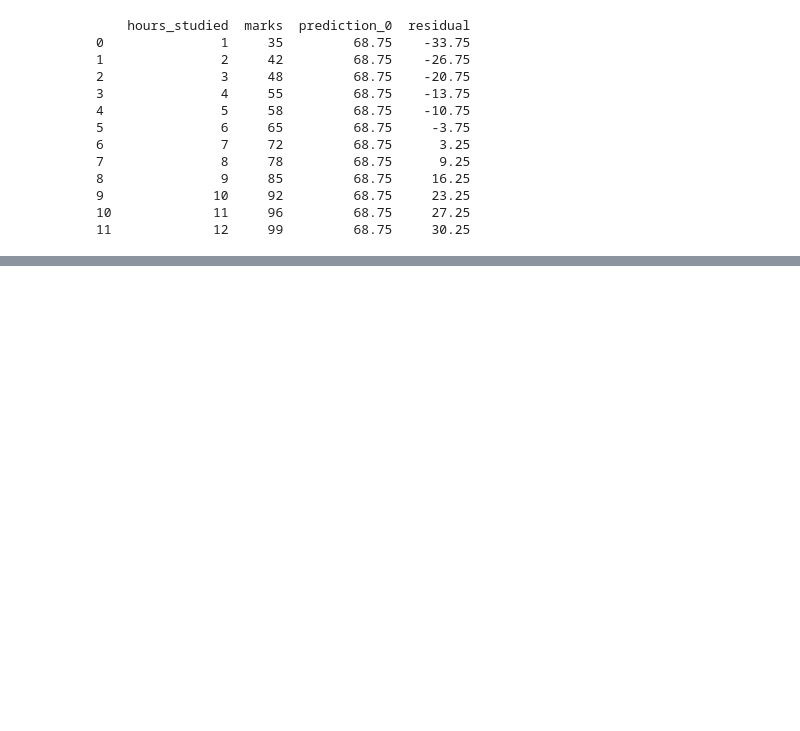
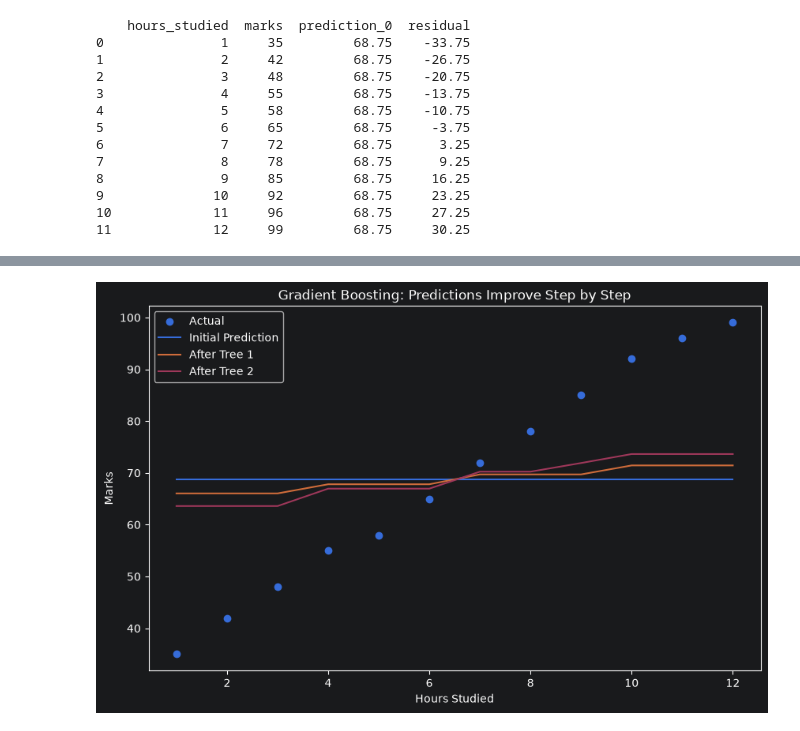
Before and after one commit to MUHAMMADZARYABKHAN-21/new.py, a Jupyter notebook: SCIKIT/LESSON18GRADIENTBOOSTING.ipynb, the cells around one changed output, grey strips where cells are left out. Cells and saved outputs as stored; diff of their text form; code cells hidden in the pictures; blank space fills up the shorter version.

Commit message:
GRADIENT BOOSTING COMPLETED ALMOST

```diff
--- a/SCIKIT/LESSON18GRADIENTBOOSTING.ipynb
+++ b/SCIKIT/LESSON18GRADIENTBOOSTING.ipynb
@@ -61,0 +93,4 @@ print(df)
+# %%
+learning_rate = 0.1
+
+print("Learning rate:", learning_rate)
@@ -61,0 +119,3 @@ print(df)
+# %%
+df["residual1"]=(df["marks"]-df["prediction_1"])
+df
@@ -61,0 +159,7 @@ print(df)
+# %%
+df["prediction_2"] = (
+    df["prediction_1"]
+    + learning_rate * df["correction_2"]
+)
+
+df
@@ -61,0 +180,6 @@ print(df)
+# %%
+df["residual_2"] = (
+    df["marks"] - df["prediction_2"]
+)
+
+print(df)
@@ -61,0 +255,39 @@ print(df)
+# %%
+import matplotlib.pyplot as plt
+
+plt.figure(figsize=(10, 6))
+
+plt.scatter(
+    df["hours_studied"],
+    df["marks"],
+    label="Actual"
+)
+
+plt.plot(
+    df["hours_studied"],
+    df["prediction_0"],
+    label="Initial Prediction"
+)
+
+plt.plot(
+    df["hours_studied"],
+    df["prediction_1"],
+    label="After Tree 1"
+)
+
+plt.plot(
+    df["hours_studied"],
+    df["prediction_2"],
+    label="After Tree 2"
+)
+
+plt.xlabel("Hours Studied")
+plt.ylabel("Marks")
+
+plt.title("Gradient Boosting: Predictions Improve Step by Step")
+
+plt.legend()
+
+plt.show()
+# %% [output]
+[figure, added]
```
Also changed, not shown: parts of 14 cells of this notebook.
